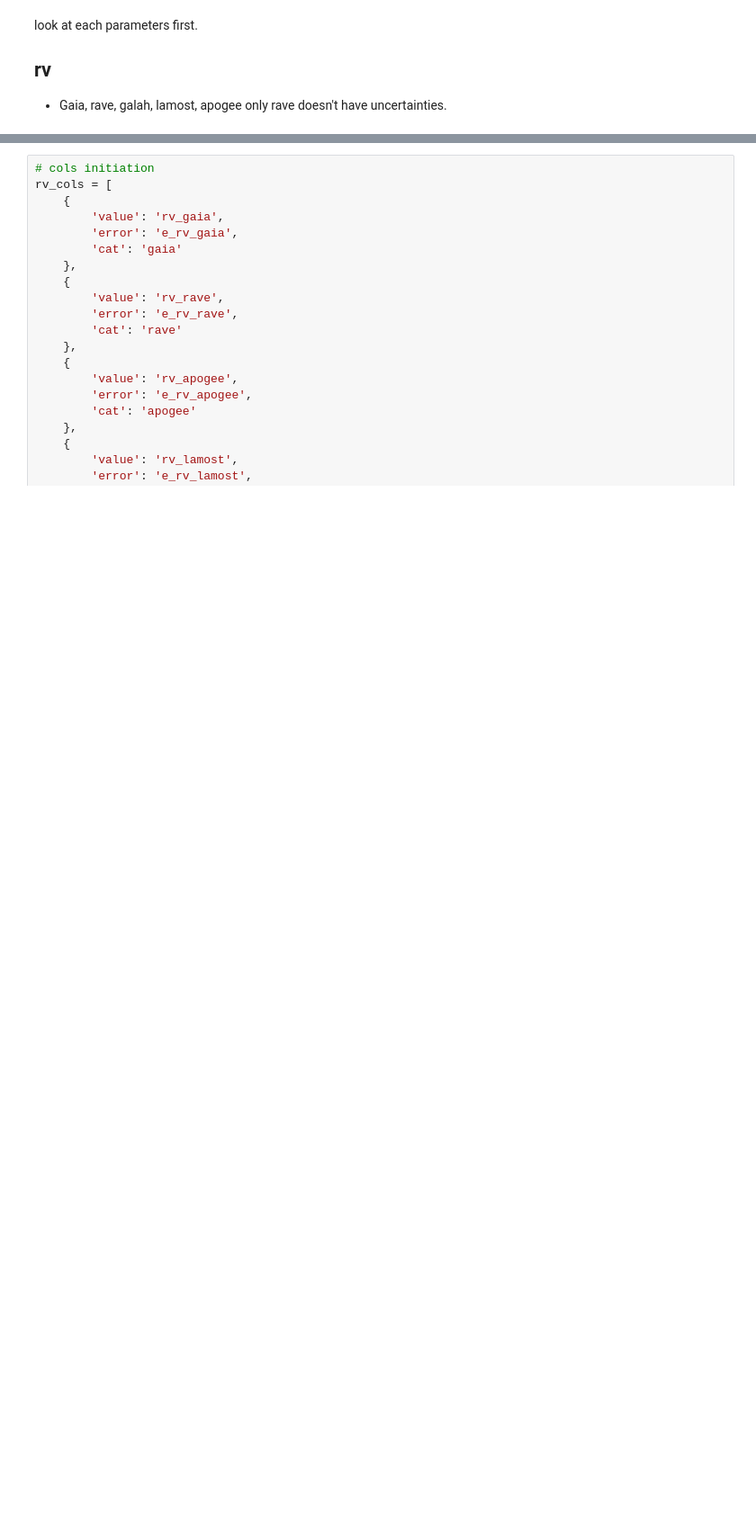
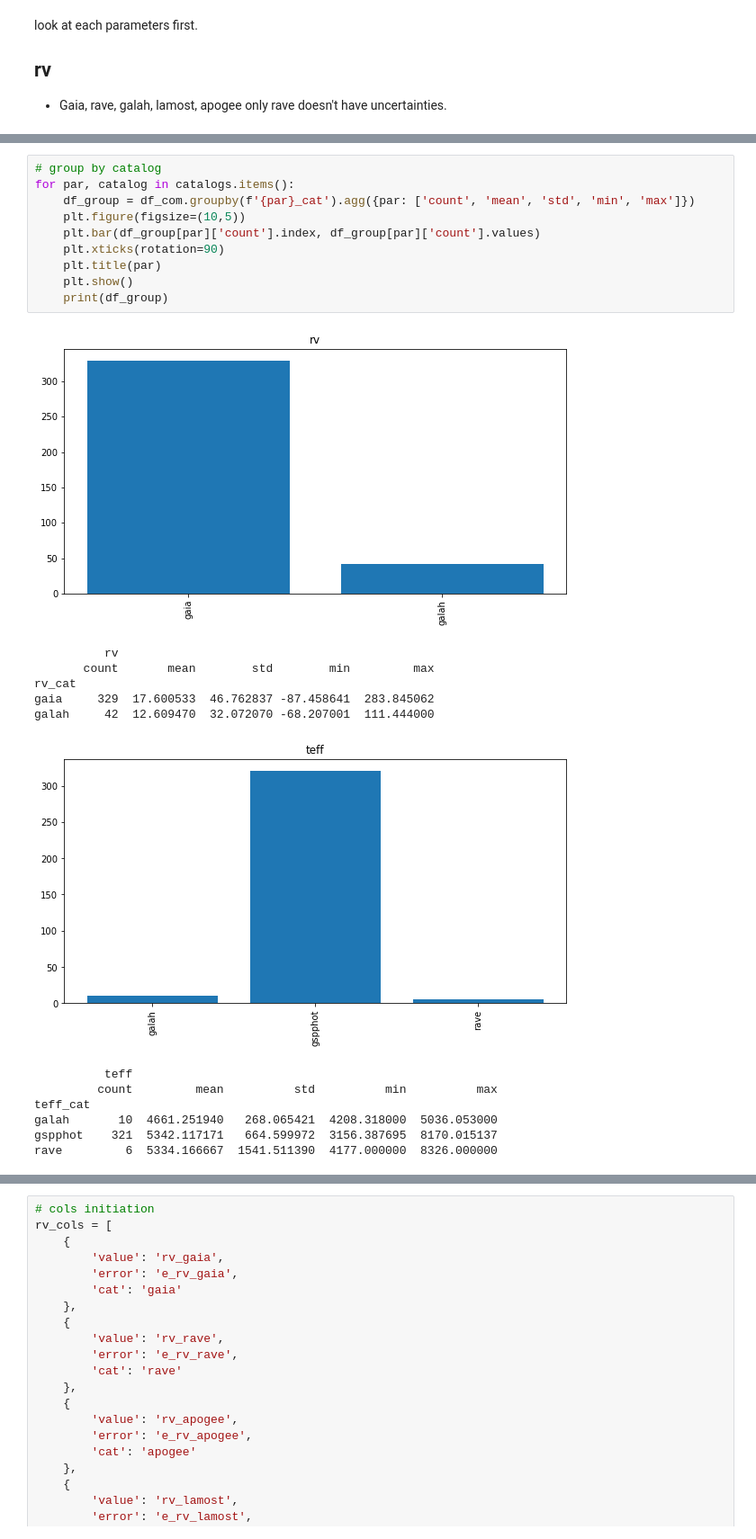
Before and after one commit to Alisyaifudin/Thesis-Project, a Jupyter notebook: 2_Cleaning/2.2. Best Parameters.ipynb, the cells around one changed output, grey strips where cells are left out. Shown at 90% size. Saved outputs shown, nothing was run; the diff lists cells and outputs as text; blank space fills up the shorter version.

```diff
--- a/2_Cleaning/2.2. Best Parameters.ipynb
+++ b/2_Cleaning/2.2. Best Parameters.ipynb
@@ -534,0 +489,24 @@ only rave doesn't have uncertainties.
+# %%
+# group by catalog
+for par, catalog in catalogs.items():
+    df_group = df_com.groupby(f'{par}_cat').agg({par: ['count', 'mean', 'std', 'min', 'max']})
+    plt.figure(figsize=(10,5))
+    plt.bar(df_group[par]['count'].index, df_group[par]['count'].values)
+    plt.xticks(rotation=90)
+    plt.title(par)
+    plt.show()
+    print(df_group)
+# %% [output]
+[figure, added]
+          rv
+       count       mean        std        min         max
+rv_cat
+gaia     329  17.600533  46.762837 -87.458641  283.845062
+galah     42  12.609470  32.072070 -68.207001  111.444000
+[figure, added]
+          teff
+         count         mean          std          min          max
+teff_cat
+galah       10  4661.251940   268.065421  4208.318000  5036.053000
+gspphot    321  5342.117171   664.599972  3156.387695  8170.015137
+rave         6  5334.166667  1541.511390  4177.000000  8326.000000
```
Also changed, not shown: parts of 20 cells of this notebook, 2 other files.
